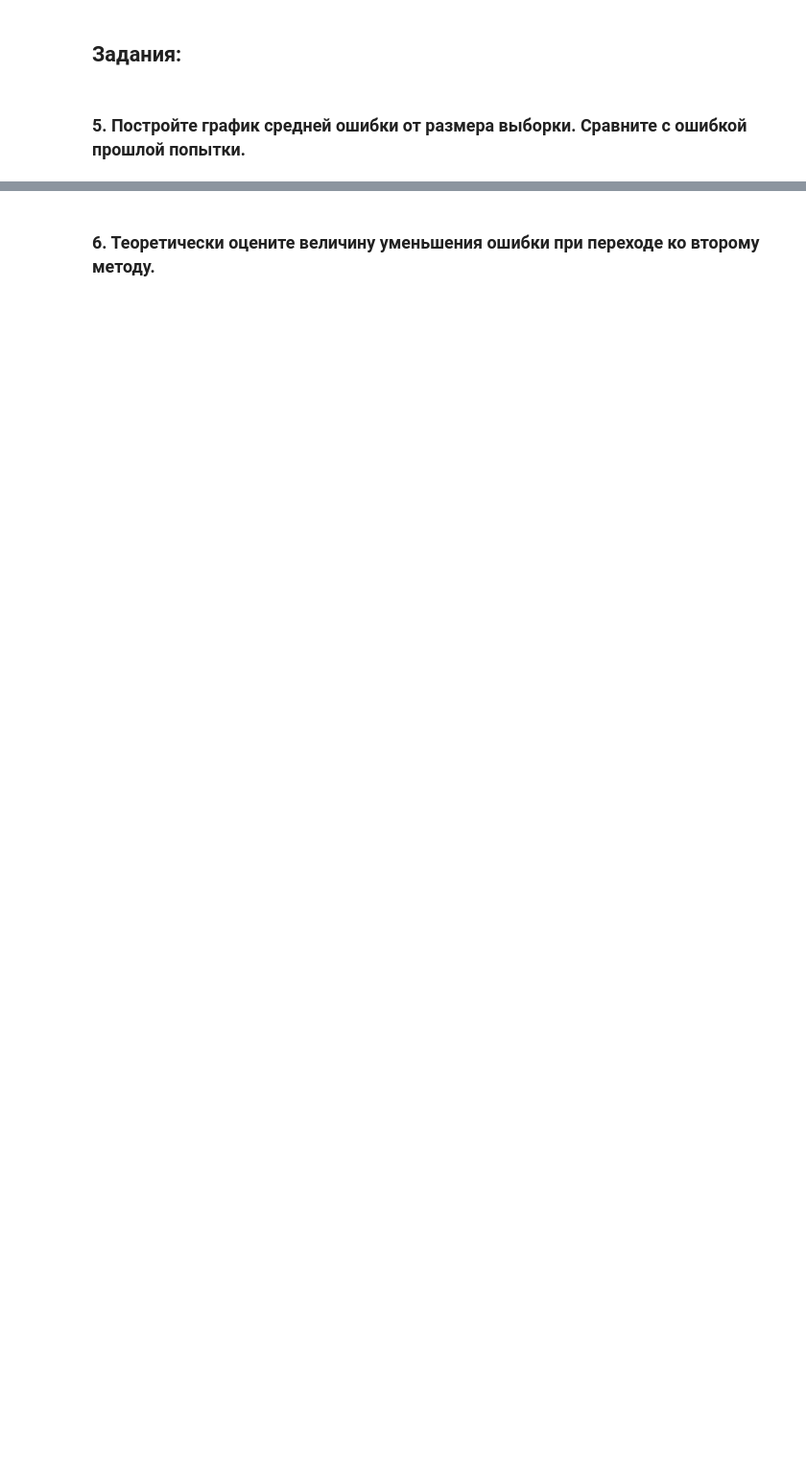
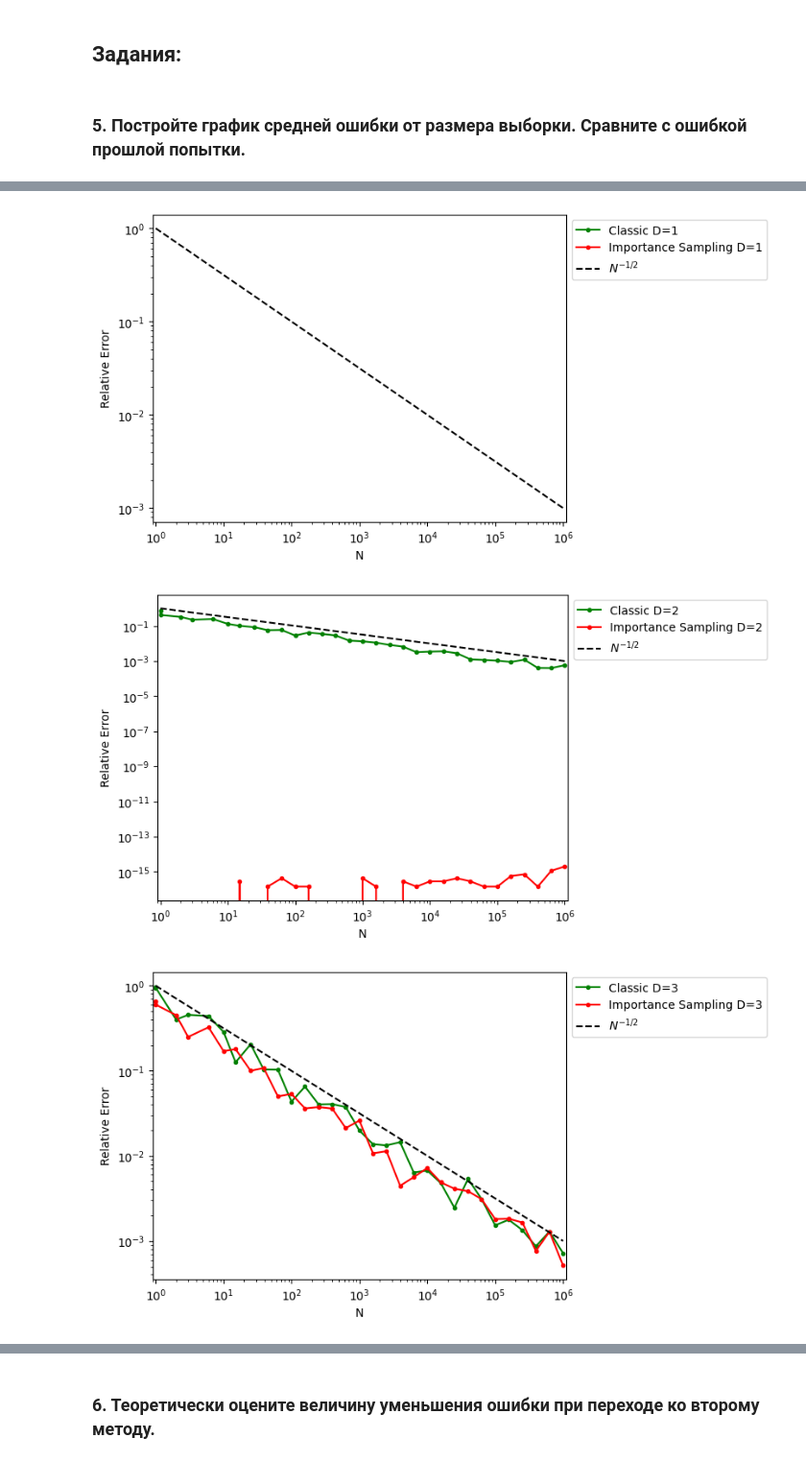
Before and after one commit to dyed-eye/numerical-methods, a Jupyter notebook: 8. MonteCarlo.ipynb, the cells around one changed output, grey strips where cells are left out. Shown at 96% size. Drawn from its saved outputs; the diff is of its cells as text; code cells hidden in the pictures; blank space fills up the shorter version.

```diff
--- a/8. MonteCarlo.ipynb
+++ b/8. MonteCarlo.ipynb
@@ -283,0 +335,15 @@ Relative error 0.0071000651100382225
+# %%
+for i, D in enumerate(D_values):
+    plt.figure()
+    plt.loglog(N_values, errors[i], "g.-", label=f'Classic D={D}')
+    plt.loglog(N_values, errors_improved[i], "r.-", label=f'Importance Sampling D={D}')
+    plt.loglog(N_values, np.power(N_values, -0.5), 'k--', label="$N^{-1/2}$")
+    plt.xlabel('N')
+    plt.ylabel('Relative Error')
+    plt.legend(loc='upper left', bbox_to_anchor=(1, 1))
+    plt.xlim(min(N_values)*0.9, max(N_values)*1.1)
+    plt.show()
+# %% [output]
+[figure, added]
+[figure, added]
+[figure, added]
```
Also changed, not shown: parts of 10 cells of this notebook.
